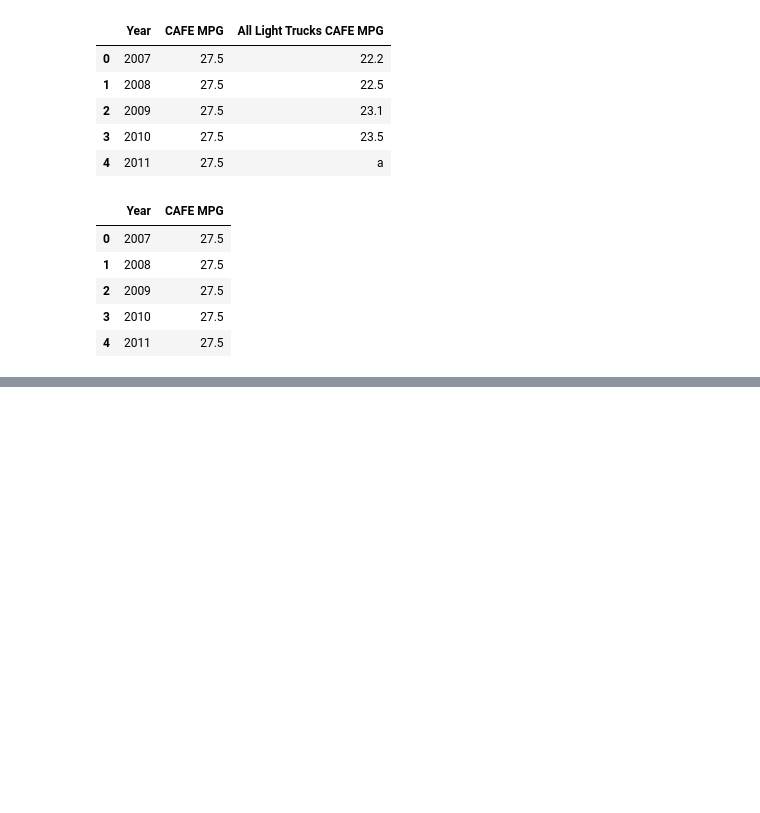
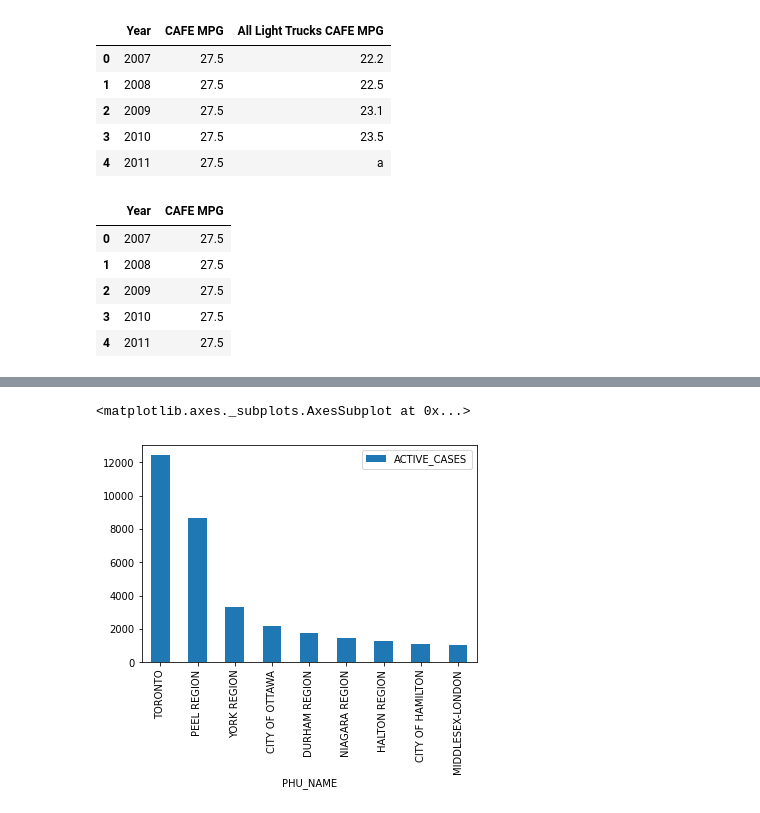
Before and after one commit to pbeens/OTF-Data-Analysis-2021-05, a Jupyter notebook: Demo_Fixing_Data.ipynb, the cells around one changed output, grey strips where cells are left out. Cells and saved outputs as stored; diff of their text form; code cells hidden in the pictures; blank space fills up the shorter version.

```diff
--- a/Demo_Fixing_Data.ipynb
+++ b/Demo_Fixing_Data.ipynb
@@ -198,0 +342,9 @@ df
+# %%
+# Read in and prep the test data
+# This is Ontario's active COVID data, by region
+
+import pandas as pd
+
+url = 'https://data.ontario.ca/dataset/1115d5fe-dd84-4c69-b5ed-05bf0c0a0ff9/resource/d1bfe1ad-6575-4352-8302-09ca81f7ddfc/download/cases_by_status_and_phu.csv'
+df = pd.read_csv(url)
+df
@@ -198,0 +365,9 @@ df
+# %%
+# First we configure the filter, then we use is in the dataframe
+# The boolean expressions are <, <=, >, >=, ==, and !=
+# This example puts the filtered data in a new dataframe (today_df).
+#     This isn't necessary.
+
+filt = (df['FILE_DATE'] == '2021-05-01') & (df['ACTIVE_CASES'] > 1000)
+today_df = df[filt].sort_values('ACTIVE_CASES', ascending=False) # note new dataframe name
+today_df
@@ -198,0 +385,7 @@ df
+# %%
+today_df.plot(kind='bar',
+        x='PHU_NAME',
+        y='ACTIVE_CASES')
+# %% [output]
+<matplotlib.axes._subplots.AxesSubplot at 0x...>
+[figure, added]
```
Also changed, not shown: parts of 26 cells of this notebook.
